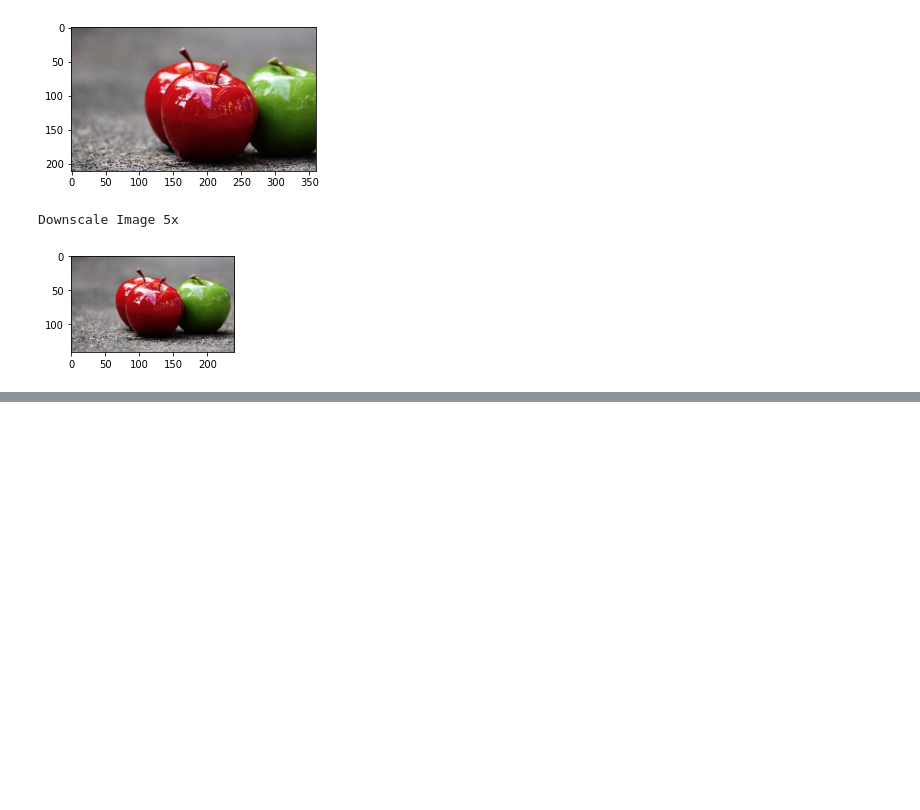
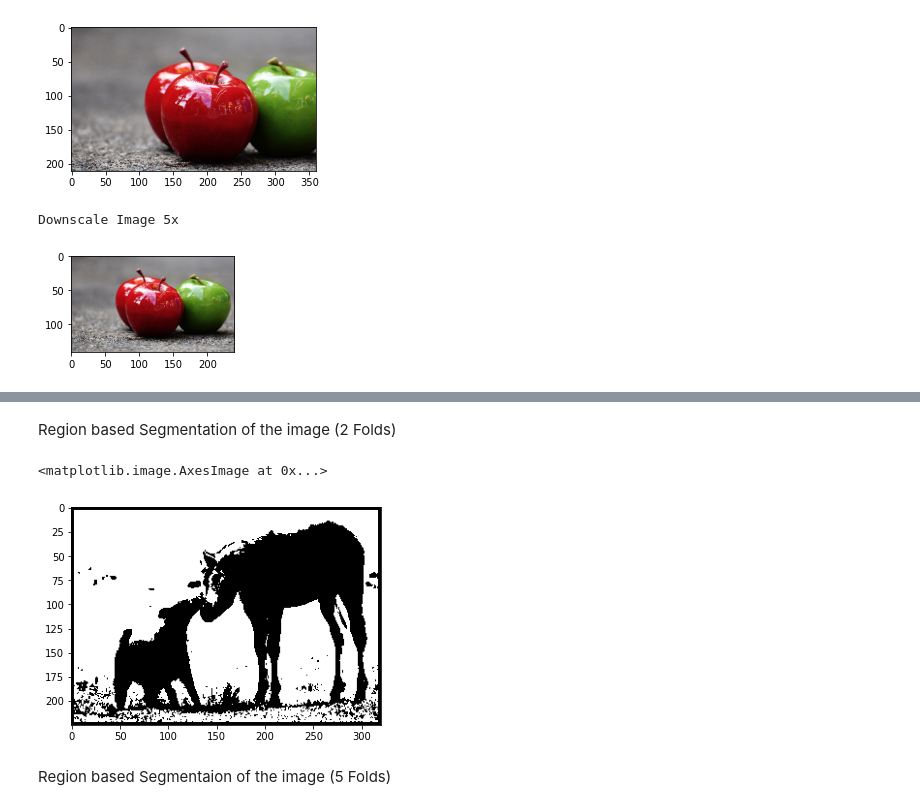
Before and after one commit to manishmawatwal/DataScience, a Jupyter notebook: Image_Processing_basics.ipynb, the cells around one changed output, grey strips where cells are left out. Drawn from its saved outputs; the diff is of its cells as text; code cells hidden in the pictures; blank space fills up the shorter version.

```diff
--- a/Image_Processing_basics.ipynb
+++ b/Image_Processing_basics.ipynb
@@ -312,0 +347,17 @@ Downscale Image 5x
+# %% [markdown]
+Region based Segmentation of the image (2 Folds)
+# %%
+# What if we use the mean of the pixels in the whole image as threshold and kinda use it for segmentation
+arr = gray.flatten()
+for i in range(len(arr)):
+    if arr[i] >= arr.mean() :
+        arr[i] = 1
+    else:
+        arr[i] = 0
+gray_segmented = arr.reshape(gray.shape[0],gray.shape[1])
+plt.imshow(gray_segmented,cmap='gray')
+# %% [output]
+<matplotlib.image.AxesImage at 0x...>
+[figure, added]
+# %% [markdown]
+Region based Segmentaion of the image (5 Folds)
```
Also changed, not shown: parts of 18 cells of this notebook.
